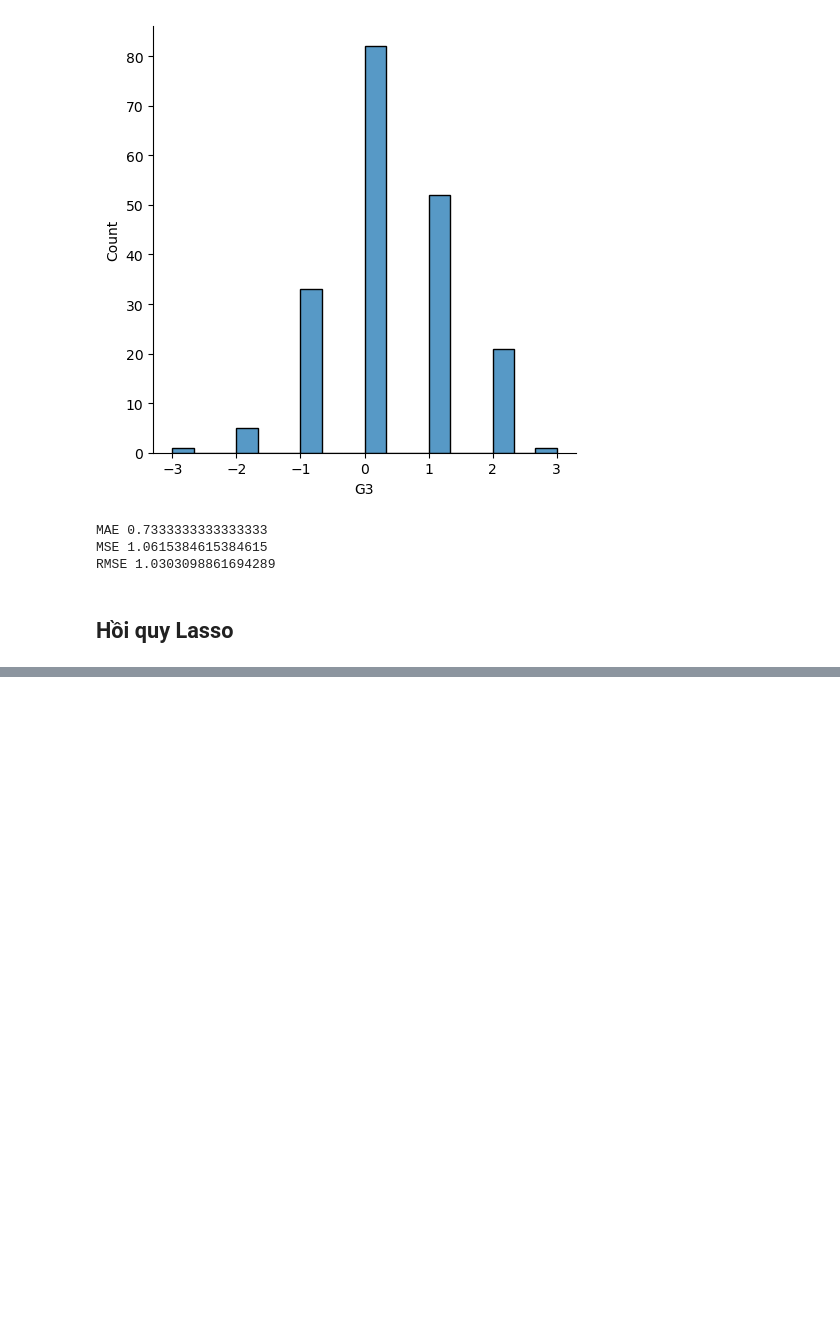
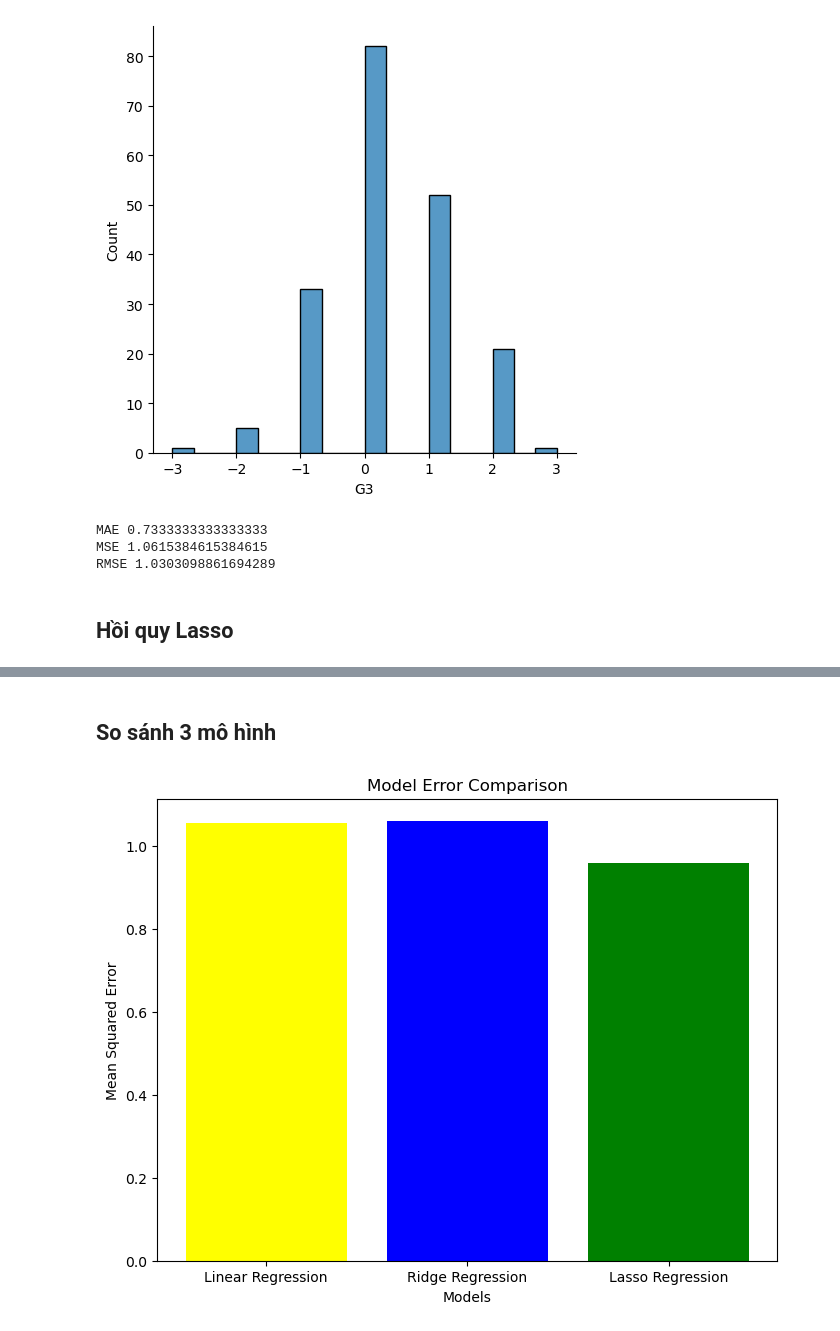
Before and after one commit to kienvbhp872004/predict-grade-of-student, a Jupyter notebook: Predict-Grade-of-Student.ipynb, the cells around one changed output, grey strips where cells are left out. Saved outputs shown, nothing was run; the diff lists cells and outputs as text; code cells hidden in the pictures; blank space fills up the shorter version.

```diff
--- a/Predict-Grade-of-Student.ipynb
+++ b/Predict-Grade-of-Student.ipynb
@@ -654,0 +741,20 @@ lasso = Lasso()
+# %% [markdown]
+##   So sánh 3 mô hình
+# %%
+from sklearn.metrics import mean_squared_error
+
+mse_linear = mean_squared_error(y_test, predictions)
+mse_ridge = mean_squared_error(y_test, y_predict)
+mse_lasso = mean_squared_error(y_test, y_lasso)
+
+models = ['Linear Regression', 'Ridge Regression', 'Lasso Regression']
+errors = [mse_linear, mse_ridge, mse_lasso]
+
+plt.figure(figsize=(8, 6))
+plt.bar(models, errors, color=['yellow', 'blue', 'green'])
+plt.xlabel('Models')
+plt.ylabel('Mean Squared Error')
+plt.title('Model Error Comparison')
+plt.show()
+# %% [output]
+[figure, added]
```
Also changed, not shown: parts of 11 cells of this notebook.
